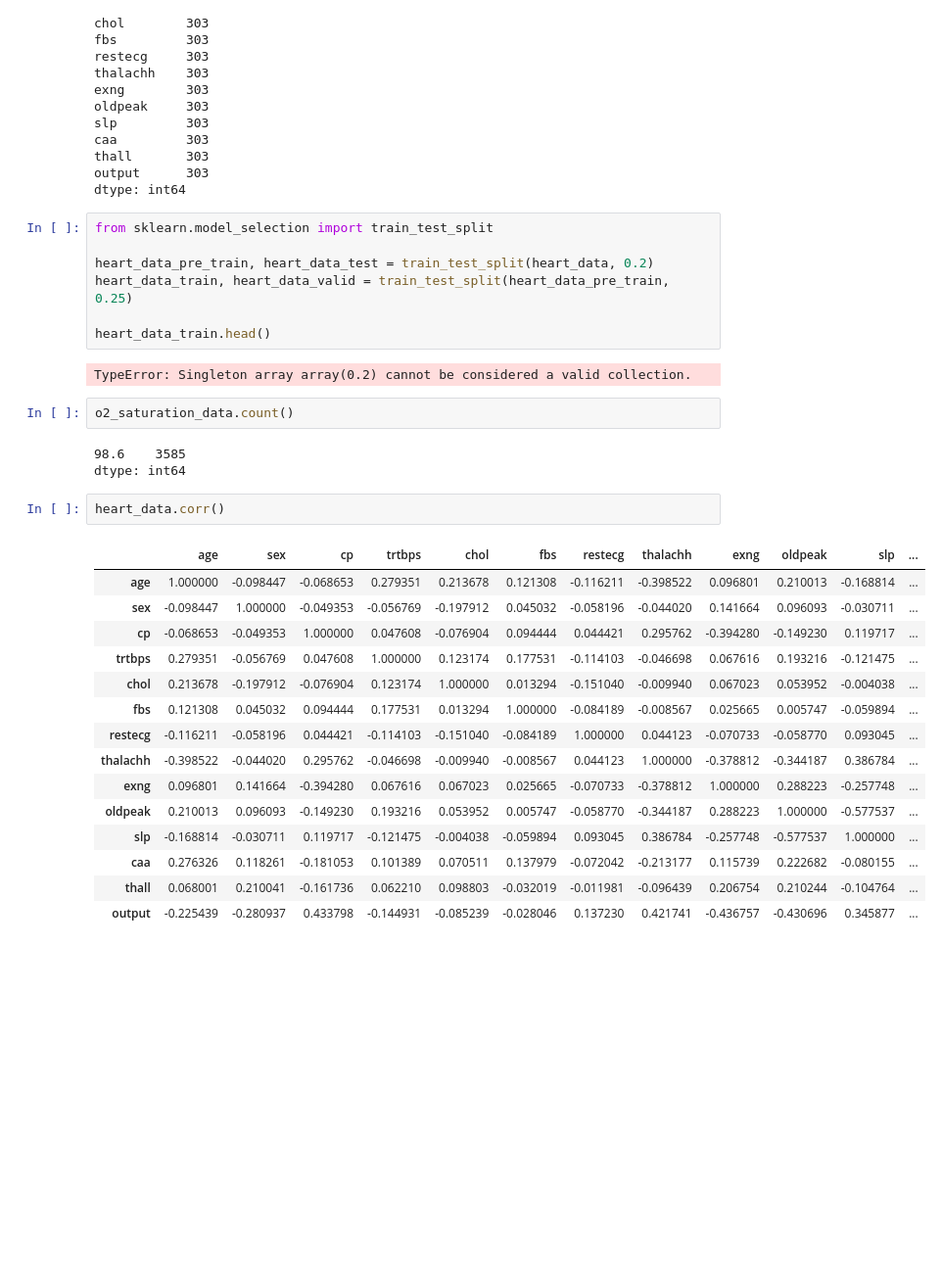
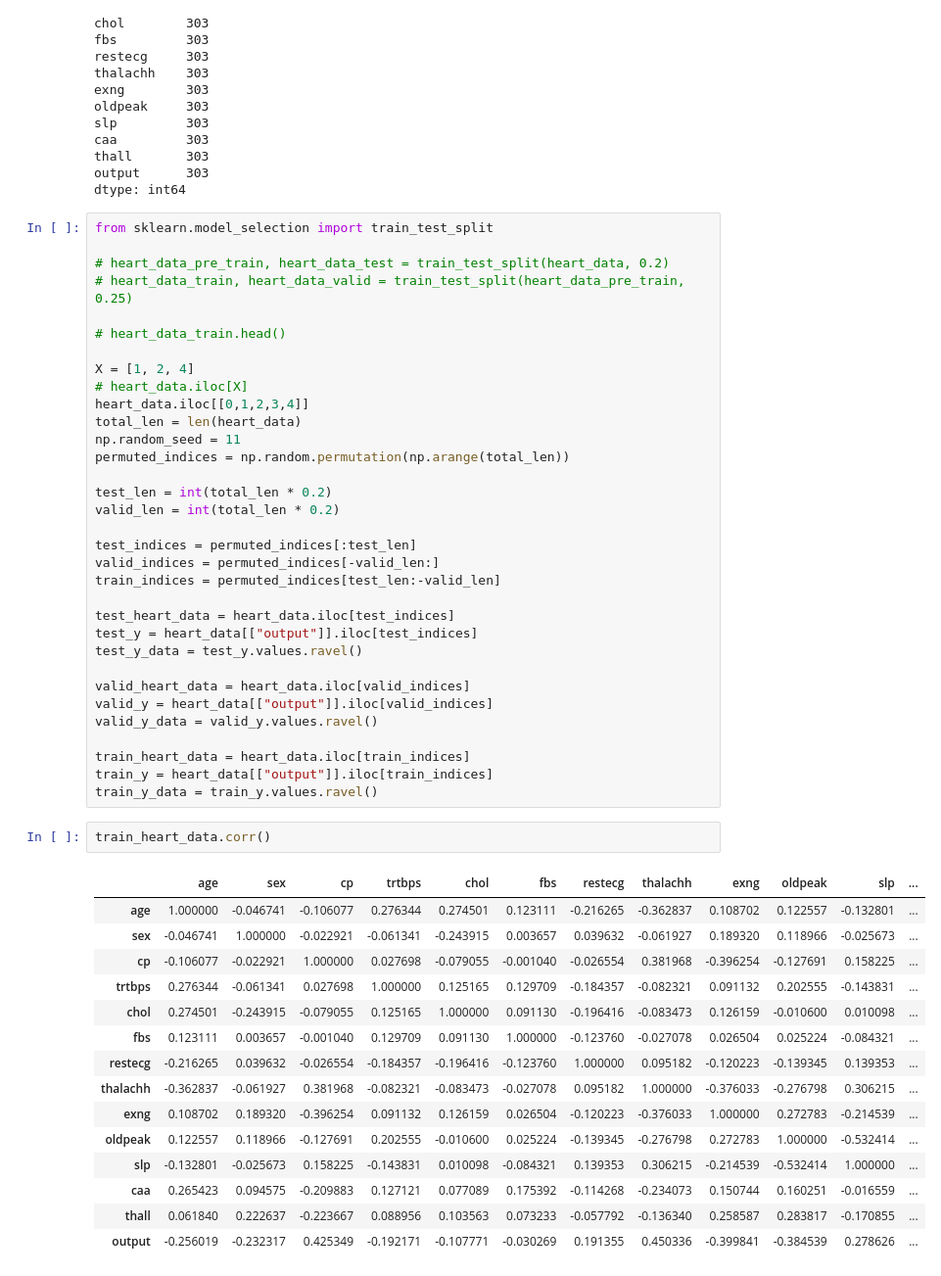
Before and after one commit to wbchristerson/machine-learning-projects, a Jupyter notebook: heart-attack-predictor/Heart Attack Analysis And Model Creation.ipynb, the cells around one changed output. Shown: that part at 98% size. Saved outputs shown, nothing was run; the diff lists cells and outputs as text; blank space fills up the shorter version.

```diff
--- a/heart-attack-predictor/Heart Attack Analysis And Model Creation.ipynb
+++ b/heart-attack-predictor/Heart Attack Analysis And Model Creation.ipynb
@@ -49,35 +49,54 @@ dtype: int64
 # %%
 from sklearn.model_selection import train_test_split
 
-heart_data_pre_train, heart_data_test = train_test_split(heart_data, 0.2)
-heart_data_train, heart_data_valid = train_test_split(heart_data_pre_train, 0.25)
+# heart_data_pre_train, heart_data_test = train_test_split(heart_data, 0.2)
+# heart_data_train, heart_data_valid = train_test_split(heart_data_pre_train, 0.25)
 
-heart_data_train.head()
+# heart_data_train.head()
+
+X = [1, 2, 4]
+# heart_data.iloc[X]
+heart_data.iloc[[0,1,2,3,4]]
+total_len = len(heart_data)
+np.random_seed = 11
+permuted_indices = np.random.permutation(np.arange(total_len))
+
+test_len = int(total_len * 0.2)
+valid_len = int(total_len * 0.2)
+
+test_indices = permuted_indices[:test_len]
+valid_indices = permuted_indices[-valid_len:]
+train_indices = permuted_indices[test_len:-valid_len]
+
+test_heart_data = heart_data.iloc[test_indices]
+test_y = heart_data[["output"]].iloc[test_indices]
+test_y_data = test_y.values.ravel()
+
+valid_heart_data = heart_data.iloc[valid_indices]
+valid_y = heart_data[["output"]].iloc[valid_indices]
+valid_y_data = valid_y.values.ravel()
+
+train_heart_data = heart_data.iloc[train_indices]
+train_y = heart_data[["output"]].iloc[train_indices]
+train_y_data = train_y.values.ravel()
-# %% [output]
-TypeError: Singleton array array(0.2) cannot be considered a valid collection.
-# %%
-o2_saturation_data.count()
-# %% [output]
-98.6    3585
-dtype: int64
 # %%
-heart_data.corr()
+train_heart_data.corr()
 # %% [output]
 |  | age | sex | cp | trtbps | chol | fbs | restecg | thalachh | exng | oldpeak | slp | ... |
-| age | 1.000000 | -0.098447 | -0.068653 | 0.279351 | 0.213678 | 0.121308 | -0.116211 | -0.398522 | 0.096801 | 0.210013 | -0.168814 | ... |
-| sex | -0.098447 | 1.000000 | -0.049353 | -0.056769 | -0.197912 | 0.045032 | -0.058196 | -0.044020 | 0.141664 | 0.096093 | -0.030711 | ... |
-| cp | -0.068653 | -0.049353 | 1.000000 | 0.047608 | -0.076904 | 0.094444 | 0.044421 | 0.295762 | -0.394280 | -0.149230 | 0.119717 | ... |
-| trtbps | 0.279351 | -0.056769 | 0.047608 | 1.000000 | 0.123174 | 0.177531 | -0.114103 | -0.046698 | 0.067616 | 0.193216 | -0.121475 | ... |
-| chol | 0.213678 | -0.197912 | -0.076904 | 0.123174 | 1.000000 | 0.013294 | -0.151040 | -0.009940 | 0.067023 | 0.053952 | -0.004038 | ... |
-| fbs | 0.121308 | 0.045032 | 0.094444 | 0.177531 | 0.013294 | 1.000000 | -0.084189 | -0.008567 | 0.025665 | 0.005747 | -0.059894 | ... |
-| restecg | -0.116211 | -0.058196 | 0.044421 | -0.114103 | -0.151040 | -0.084189 | 1.000000 | 0.044123 | -0.070733 | -0.058770 | 0.093045 | ... |
-| thalachh | -0.398522 | -0.044020 | 0.295762 | -0.046698 | -0.009940 | -0.008567 | 0.044123 | 1.000000 | -0.378812 | -0.344187 | 0.386784 | ... |
-| exng | 0.096801 | 0.141664 | -0.394280 | 0.067616 | 0.067023 | 0.025665 | -0.070733 | -0.378812 | 1.000000 | 0.288223 | -0.257748 | ... |
-| oldpeak | 0.210013 | 0.096093 | -0.149230 | 0.193216 | 0.053952 | 0.005747 | -0.058770 | -0.344187 | 0.288223 | 1.000000 | -0.577537 | ... |
-| slp | -0.168814 | -0.030711 | 0.119717 | -0.121475 | -0.004038 | -0.059894 | 0.093045 | 0.386784 | -0.257748 | -0.577537 | 1.000000 | ... |
-| caa | 0.276326 | 0.118261 | -0.181053 | 0.101389 | 0.070511 | 0.137979 | -0.072042 | -0.213177 | 0.115739 | 0.222682 | -0.080155 | ... |
-| thall | 0.068001 | 0.210041 | -0.161736 | 0.062210 | 0.098803 | -0.032019 | -0.011981 | -0.096439 | 0.206754 | 0.210244 | -0.104764 | ... |
-| output | -0.225439 | -0.280937 | 0.433798 | -0.144931 | -0.085239 | -0.028046 | 0.137230 | 0.421741 | -0.436757 | -0.430696 | 0.345877 | ... |
+| age | 1.000000 | -0.046741 | -0.106077 | 0.276344 | 0.274501 | 0.123111 | -0.216265 | -0.362837 | 0.108702 | 0.122557 | -0.132801 | ... |
+| sex | -0.046741 | 1.000000 | -0.022921 | -0.061341 | -0.243915 | 0.003657 | 0.039632 | -0.061927 | 0.189320 | 0.118966 | -0.025673 | ... |
+| cp | -0.106077 | -0.022921 | 1.000000 | 0.027698 | -0.079055 | -0.001040 | -0.026554 | 0.381968 | -0.396254 | -0.127691 | 0.158225 | ... |
+| trtbps | 0.276344 | -0.061341 | 0.027698 | 1.000000 | 0.125165 | 0.129709 | -0.184357 | -0.082321 | 0.091132 | 0.202555 | -0.143831 | ... |
+| chol | 0.274501 | -0.243915 | -0.079055 | 0.125165 | 1.000000 | 0.091130 | -0.196416 | -0.083473 | 0.126159 | -0.010600 | 0.010098 | ... |
+| fbs | 0.123111 | 0.003657 | -0.001040 | 0.129709 | 0.091130 | 1.000000 | -0.123760 | -0.027078 | 0.026504 | 0.025224 | -0.084321 | ... |
+| restecg | -0.216265 | 0.039632 | -0.026554 | -0.184357 | -0.196416 | -0.123760 | 1.000000 | 0.095182 | -0.120223 | -0.139345 | 0.139353 | ... |
+| thalachh | -0.362837 | -0.061927 | 0.381968 | -0.082321 | -0.083473 | -0.027078 | 0.095182 | 1.000000 | -0.376033 | -0.276798 | 0.306215 | ... |
+| exng | 0.108702 | 0.189320 | -0.396254 | 0.091132 | 0.126159 | 0.026504 | -0.120223 | -0.376033 | 1.000000 | 0.272783 | -0.214539 | ... |
+| oldpeak | 0.122557 | 0.118966 | -0.127691 | 0.202555 | -0.010600 | 0.025224 | -0.139345 | -0.276798 | 0.272783 | 1.000000 | -0.532414 | ... |
+| slp | -0.132801 | -0.025673 | 0.158225 | -0.143831 | 0.010098 | -0.084321 | 0.139353 | 0.306215 | -0.214539 | -0.532414 | 1.000000 | ... |
+| caa | 0.265423 | 0.094575 | -0.209883 | 0.127121 | 0.077089 | 0.175392 | -0.114268 | -0.234073 | 0.150744 | 0.160251 | -0.016559 | ... |
+| thall | 0.061840 | 0.222637 | -0.223667 | 0.088956 | 0.103563 | 0.073233 | -0.057792 | -0.136340 | 0.258587 | 0.283817 | -0.170855 | ... |
+| output | -0.256019 | -0.232317 | 0.425349 | -0.192171 | -0.107771 | -0.030269 | 0.191355 | 0.450336 | -0.399841 | -0.384539 | 0.278626 | ... |
 # %%
 %matplotlib inline
 import matplotlib.pyplot as plt
```
Also changed, not shown: parts of 7 cells of this notebook.
